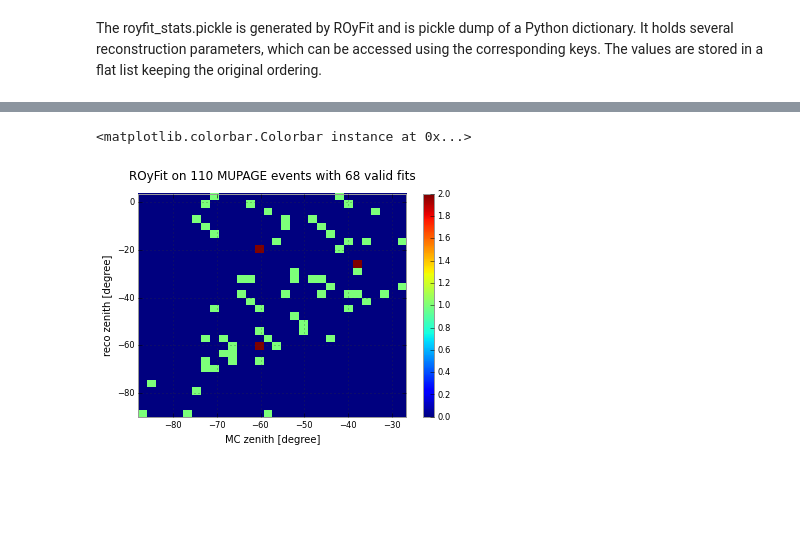
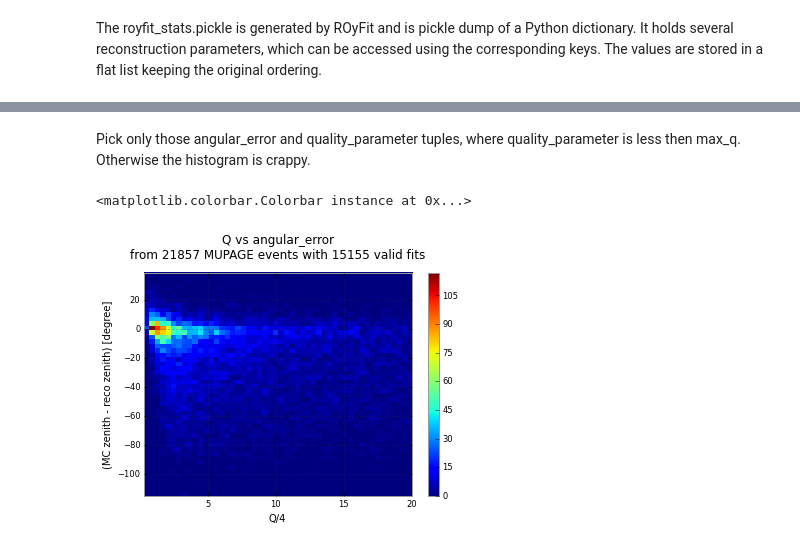
Before and after one commit to tamasgal/royfit, a Jupyter notebook: notebooks/DU-1 reco analysis.ipynb, the cells around one changed output, grey strips where cells are left out. Cells and saved outputs as stored; diff of their text form; code cells hidden in the pictures; blank space fills up the shorter version.

Commit message:
Adds more analysis to du-1 reco

```diff
--- a/notebooks/DU-1 reco analysis.ipynb
+++ b/notebooks/DU-1 reco analysis.ipynb
@@ -7,7 +8,7 @@ import pickle
 # %% [markdown]
 The royfit_stats.pickle is generated by ROyFit and is pickle dump of a Python dictionary. It holds several reconstruction parameters, which can be accessed using the corresponding keys. The values are stored in a flat list keeping the original ordering.
 # %%
-with open('royfit_stats.pickle') as royfit_stats:
+with open('../royfit_stats.pickle') as royfit_stats:
     stats = pickle.load(royfit_stats)
 # %%
 q = stats['quality_parameter']
@@ -20,11 +49,17 @@ dc = stats['dc']
+# %% [markdown]
+Pick only those angular_error and quality_parameter tuples, where quality_parameter is less then max_q. Otherwise the histogram is crappy.
+# %%
+max_q = 20
+q_ang_err_filtered = [(_q, _ang_err) for _q, _ang_err in zip(q, ang_err) if _q < max_q]
+q_filtered, ang_err_filtered = zip(*q_ang_err_filtered)
 # %%
-plt.hist2d(mc_zenith, reco_zenith, bins=30)
-plt.title("ROyFit on {0} MUPAGE events with {1} valid fits" \
+plt.hist2d(q_filtered, ang_err_filtered, bins=50)
+plt.title("Q vs angular_error\nfrom {0} MUPAGE events with {1} valid fits"
           .format(number_of_events, number_of_vaild_fits),
           y=1.04)
-plt.xlabel('MC zenith [degree]')
-plt.ylabel('reco zenith [degree]')
+plt.xlabel('Q/4')
+plt.ylabel("(MC zenith - reco zenith) [degree]")
 plt.colorbar()
 # %% [output]
 <matplotlib.colorbar.Colorbar instance at 0x...>
-[figure, old version]
+[figure, new version]
```
Also changed, not shown: parts of 6 cells of this notebook.
